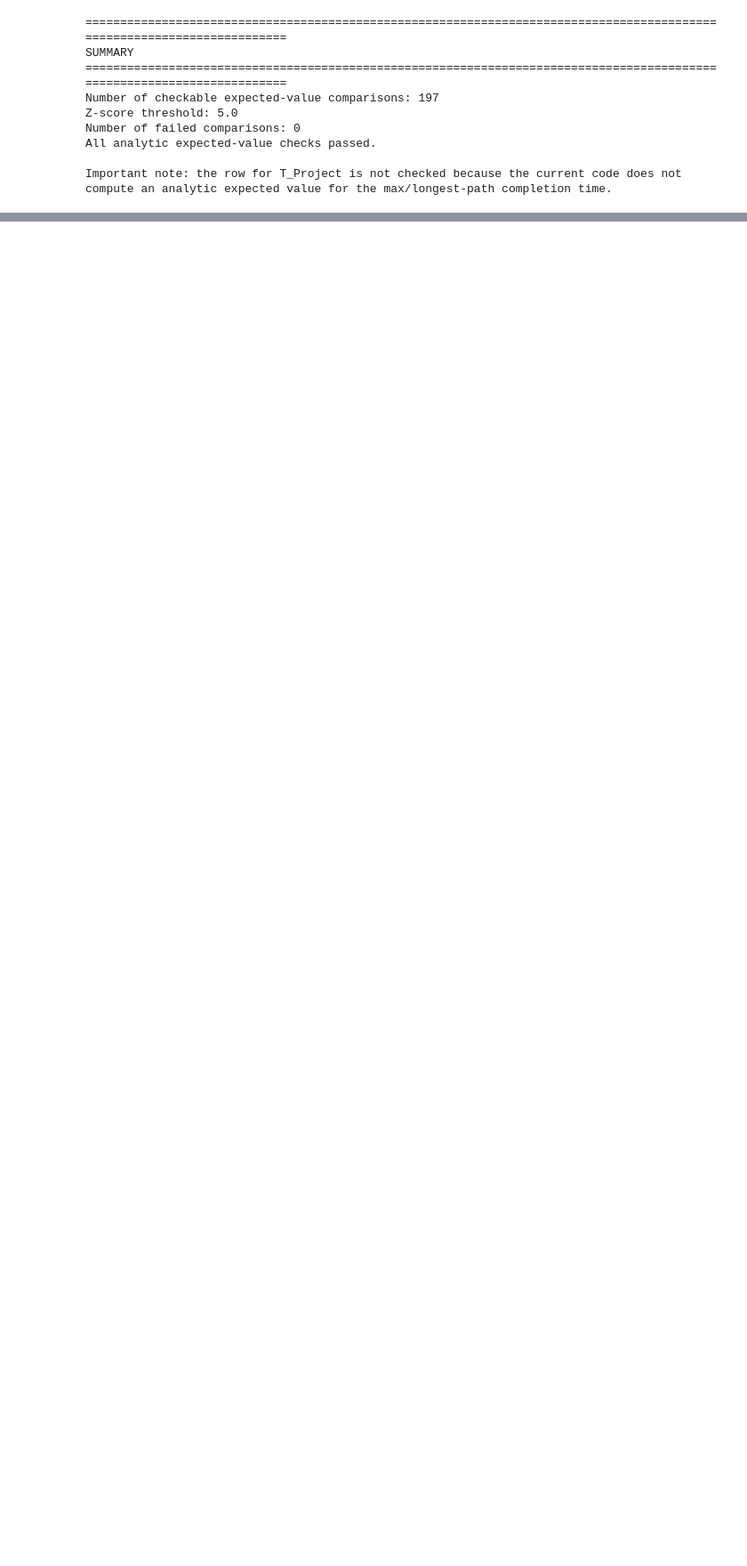
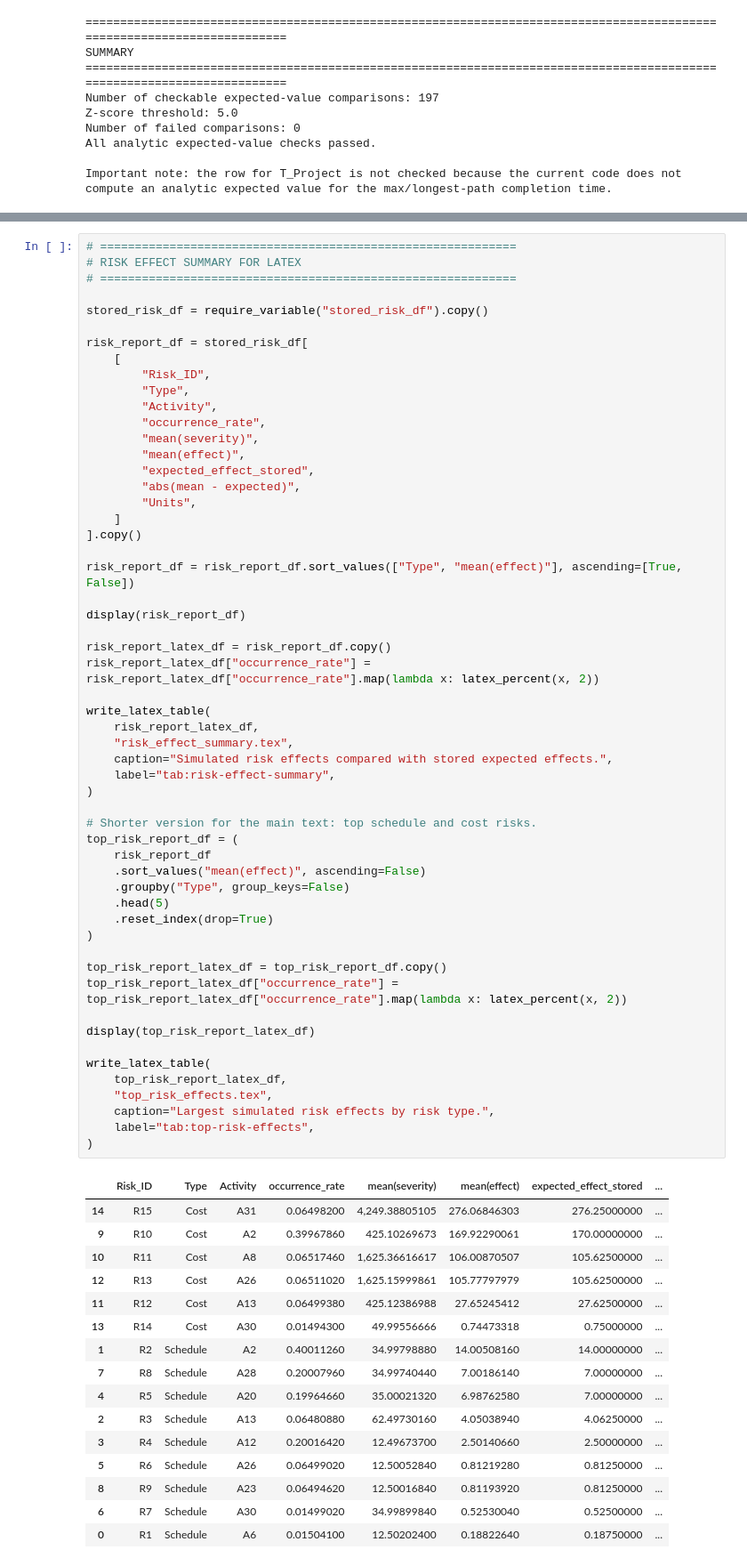
Before and after one commit to joensson12/Stochastic-Project-Management-in-Discrete-Time, a Jupyter notebook: Time and Cost experiment/Experiment/excel_loader_diagnostics.ipynb, the cells around one changed output, grey strips where cells are left out. Shown at 89% size. Drawn from its saved outputs; the diff is of its cells as text; blank space fills up the shorter version.

```diff
--- a/Time and Cost experiment/Experiment/excel_loader_diagnostics.ipynb
+++ b/Time and Cost experiment/Experiment/excel_loader_diagnostics.ipynb
@@ -1140,0 +1427,72 @@ Important note: the row for T_Project is not checked because the current code do
+# %%
+# ============================================================
+# RISK EFFECT SUMMARY FOR LATEX
+# ============================================================
+
+stored_risk_df = require_variable("stored_risk_df").copy()
+
+risk_report_df = stored_risk_df[
+    [
+        "Risk_ID",
+        "Type",
+        "Activity",
+        "occurrence_rate",
+        "mean(severity)",
+        "mean(effect)",
+        "expected_effect_stored",
+        "abs(mean - expected)",
+        "Units",
+    ]
+].copy()
+
+risk_report_df = risk_report_df.sort_values(["Type", "mean(effect)"], ascending=[True, False])
+
+display(risk_report_df)
+
+risk_report_latex_df = risk_report_df.copy()
+risk_report_latex_df["occurrence_rate"] = risk_report_latex_df["occurrence_rate"].map(lambda x: latex_percent(x, 2))
+
+write_latex_table(
+    risk_report_latex_df,
+    "risk_effect_summary.tex",
+    caption="Simulated risk effects compared with stored expected effects.",
+    label="tab:risk-effect-summary",
+)
+
+# Shorter version for the main text: top schedule and cost risks.
+top_risk_report_df = (
+    risk_report_df
+    .sort_values("mean(effect)", ascending=False)
+    .groupby("Type", group_keys=False)
+    .head(5)
+    .reset_index(drop=True)
+)
+
+top_risk_report_latex_df = top_risk_report_df.copy()
+top_risk_report_latex_df["occurrence_rate"] = top_risk_report_latex_df["occurrence_rate"].map(lambda x: latex_percent(x, 2))
+
+display(top_risk_report_latex_df)
+
+write_latex_table(
+    top_risk_report_latex_df,
+    "top_risk_effects.tex",
+    caption="Largest simulated risk effects by risk type.",
+    label="tab:top-risk-effects",
+)
+# %% [output]
+|  | Risk_ID | Type | Activity | occurrence_rate | mean(severity) | mean(effect) | expected_effect_stored | ... |
+| 14 | R15 | Cost | A31 | 0.06498200 | 4,249.38805105 | 276.06846303 | 276.25000000 | ... |
+| 9 | R10 | Cost | A2 | 0.39967860 | 425.10269673 | 169.92290061 | 170.00000000 | ... |
+| 10 | R11 | Cost | A8 | 0.06517460 | 1,625.36616617 | 106.00870507 | 105.62500000 | ... |
+| 12 | R13 | Cost | A26 | 0.06511020 | 1,625.15999861 | 105.77797979 | 105.62500000 | ... |
+| 11 | R12 | Cost | A13 | 0.06499380 | 425.12386988 | 27.65245412 | 27.62500000 | ... |
+| 13 | R14 | Cost | A30 | 0.01494300 | 49.99556666 | 0.74473318 | 0.75000000 | ... |
+| 1 | R2 | Schedule | A2 | 0.40011260 | 34.99798880 | 14.00508160 | 14.00000000 | ... |
+| 7 | R8 | Schedule | A28 | 0.20007960 | 34.99740440 | 7.00186140 | 7.00000000 | ... |
+| 4 | R5 | Schedule | A20 | 0.19964660 | 35.00021320 | 6.98762580 | 7.00000000 | ... |
+| 2 | R3 | Schedule | A13 | 0.06480880 | 62.49730160 | 4.05038940 | 4.06250000 | ... |
+| 3 | R4 | Schedule | A12 | 0.20016420 | 12.49673700 | 2.50140660 | 2.50000000 | ... |
+| 5 | R6 | Schedule | A26 | 0.06499020 | 12.50052840 | 0.81219280 | 0.81250000 | ... |
+| 8 | R9 | Schedule | A23 | 0.06494620 | 12.50016840 | 0.81193920 | 0.81250000 | ... |
+| 6 | R7 | Schedule | A30 | 0.01499020 | 34.99899840 | 0.52530040 | 0.52500000 | ... |
+| 0 | R1 | Schedule | A6 | 0.01504100 | 12.50202400 | 0.18822640 | 0.18750000 | ... |
```
Also changed, not shown: parts of 5 cells of this notebook, 8 other files.
